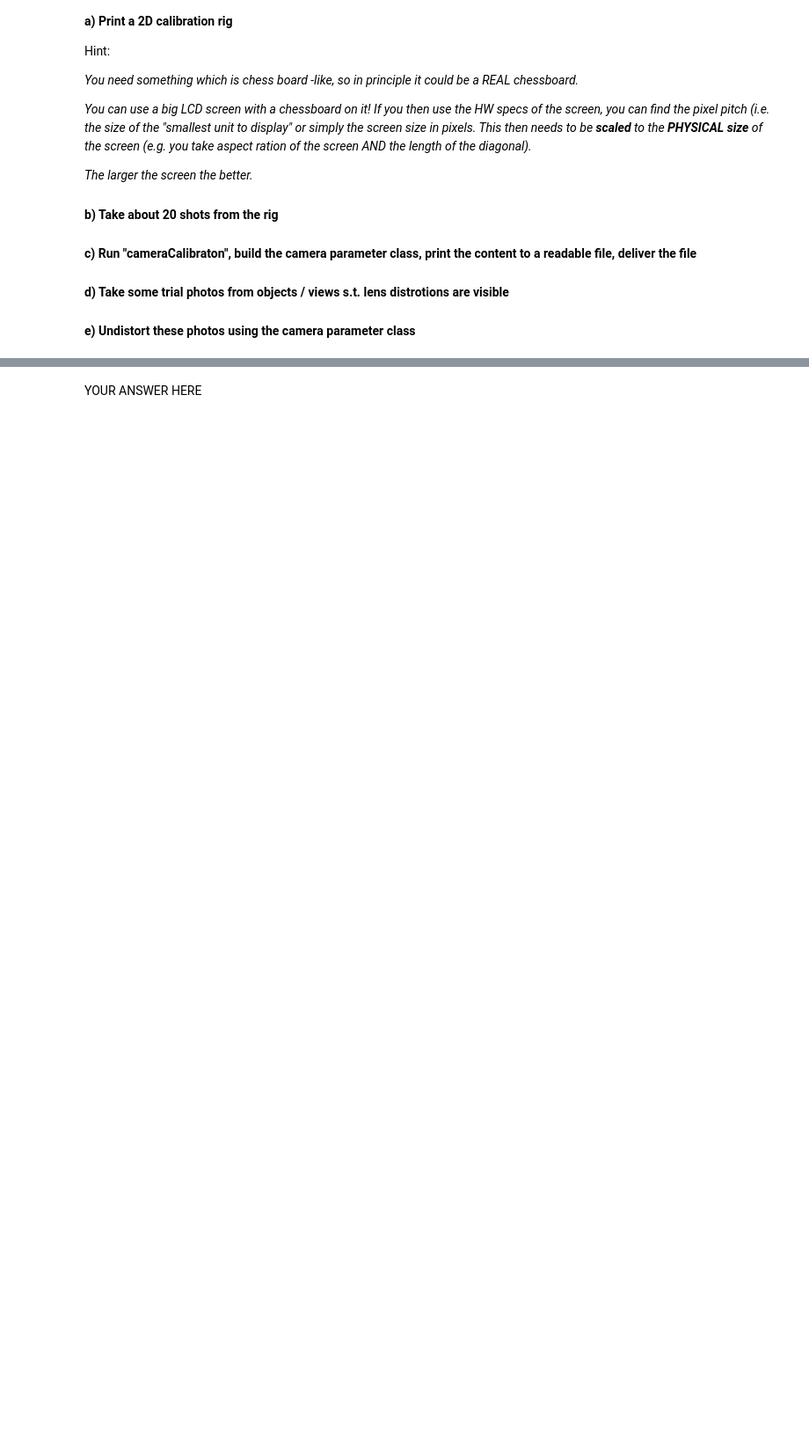
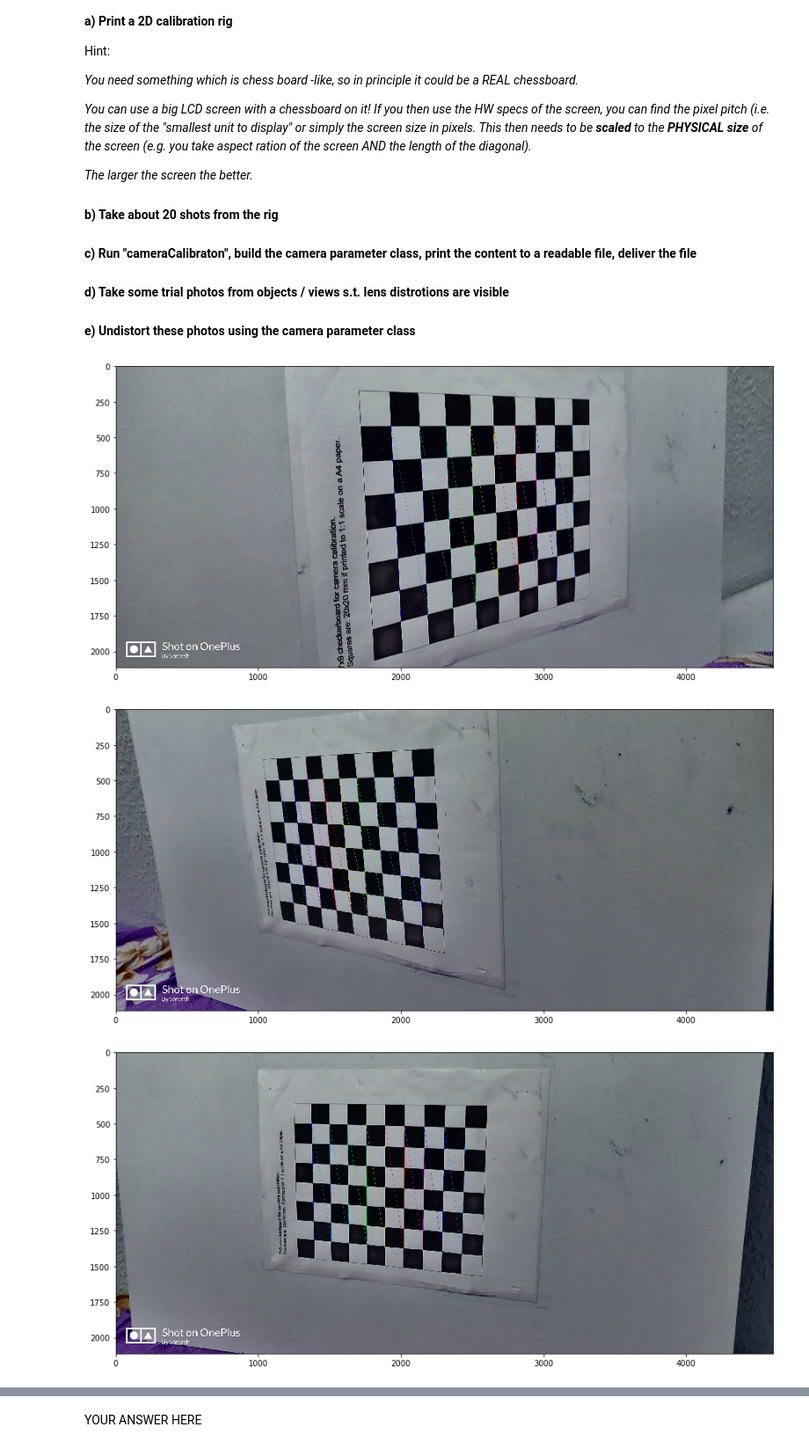
Before and after one commit to DeepanChakravarthiPadmanabhan/Robot-Perception, a Jupyter notebook: HW07/Cameras.ipynb, the cells around one changed output, grey strips where cells are left out. Shown at 88% size. Drawn from its saved outputs; the diff is of its cells as text; code cells hidden in the pictures; blank space fills up the shorter version.

Commit message:
added camera calibration

```diff
--- a/HW07/Cameras.ipynb
+++ b/HW07/Cameras.ipynb
@@ -300,0 +305,71 @@ raise NotImplementedError()
+# %%
+import numpy as np
+import cv2
+import glob
+from matplotlib import pyplot as plt
+
+def get_points(images_path,pattern_shape):
+    # termination criteria
+    criteria = (cv2.TERM_CRITERIA_EPS + cv2.TERM_CRITERIA_MAX_ITER, 30, 0.001)
+
+    # prepare object points, like (0,0,0), (1,0,0), (2,0,0) ....,(6,5,0)
+    objp = np.zeros((pattern_shape[0]*pattern_shape[1],3), np.float32)
+    objp[:,:2] = np.mgrid[0:pattern_shape[0],0:pattern_shape[1]].T.reshape(-1,2)
+
+    # Arrays to store object points and image points from all the images.
+    objpoints = [] # 3d point in real world space
+    imgpoints = [] # 2d points in image plane.
+
+    images = glob.glob(images_path+'*.jpg')
+    count = 0
+    for fname in images:
+
+        img = cv2.imread(fname)
+        gray = cv2.cvtColor(img,cv2.COLOR_BGR2GRAY)
+        # Find the chess board corners
+        ret, corners = cv2.findChessboardCorners(gray, (pattern_shape[0],pattern_shape[1]),None)
+
+        # If found, add object points, image points (after refining them)
+        if ret == True:
+            objpoints.append(objp)
+
+            corners2 = cv2.cornerSubPix(gray,corners,(11,11),(-1,-1),criteria)
+            imgpoints.append(corners2)
+            # Display only five images
+            if count<5:
+                plt.figure(figsize=(15,10))
+                # Draw and display the corners
+                img = cv2.drawChessboardCorners(img, (pattern_shape[0],pattern_shape[1]), corners2,ret)
+                plt.imshow(img)
+                plt.show()
+            count+=1
+
+    return objpoints, imgpoints, gray.shape[::-1]
+
+def camera_calibration(objpoints,imgpoints,image_shape):
+    return cv2.calibrateCamera(objpoints, imgpoints, image_shape,None,None)
+
+def get_newmatrix(mtx,dist,image_shape):
+    w = image_shape[0]
+    h = image_shape[1]
+    return cv2.getOptimalNewCameraMatrix(mtx,dist,(w,h),1,(w,h))
+
+def undistort_image(image,mtx,dist,newcameramtx,roi):
+    # undistort
+    dst = cv2.undistort(image, mtx, dist, None, newcameramtx)
+
+    # crop the image
+    x,y,w,h = roi
+    dst = dst[y:y+h, x:x+w]
+    return dst
+
+
+images_path = "./images/"
+pattern_shape = [7,9]
+objpoints,imgpoints,image_shape = get_points(images_path,pattern_shape)
+ret, mtx, dist, rvecs, tvecs = camera_calibration(objpoints,imgpoints,image_shape)
+newcameramtx, roi = get_newmatrix(mtx,dist,image_shape)
+# %% [output]
+[figure, added]
+[figure, added]
+[figure, added]
```
Also changed, not shown: parts of 5 cells of this notebook, 50 other files.
